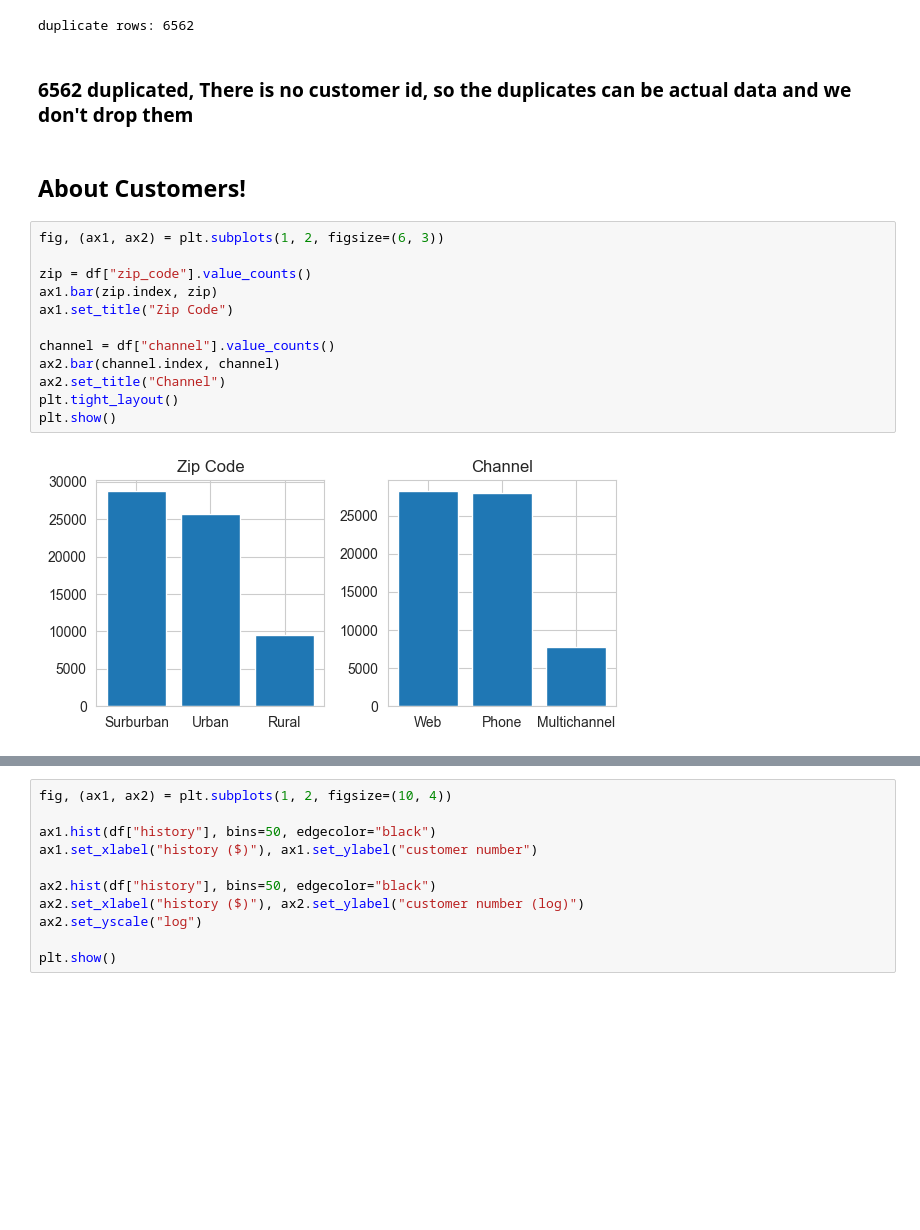
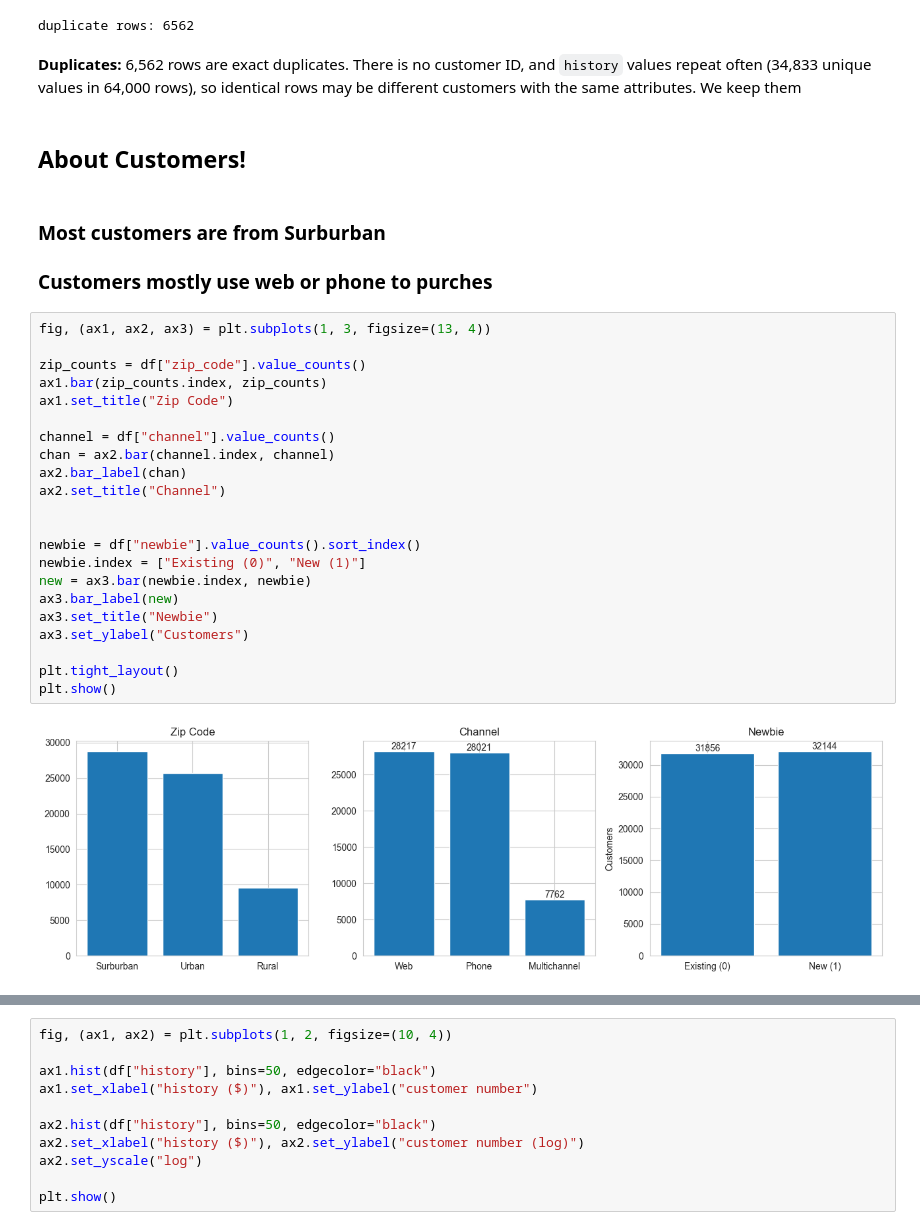
Before and after one commit to Fatemenamdar20/Project02-Customer-Analytics, a Jupyter notebook: Customer-Analytics.ipynb, the cells around one changed output, grey strips where cells are left out. Drawn from its saved outputs; the diff is of its cells as text; blank space fills up the shorter version.

Commit message:
customers features

```diff
--- a/Customer-Analytics.ipynb
+++ b/Customer-Analytics.ipynb
@@ -141,20 +158,33 @@ print(f'duplicate rows: {df.duplicated().sum()}')
 # %% [output]
 duplicate rows: 6562
 # %% [markdown]
-### 6562 duplicated, There is no customer id, so the duplicates can be actual data and we don't drop them
+**Duplicates:** 6,562 rows are exact duplicates. There is no customer ID, and `history` values repeat often (34,833 unique values in 64,000 rows), so identical rows may be different customers with the same attributes. We keep them
 # %% [markdown]
 ## About Customers!
+# %% [markdown]
+### Most customers are from Surburban
+### Customers mostly use web or phone to purches
 # %%
-fig, (ax1, ax2) = plt.subplots(1, 2, figsize=(6, 3))
+fig, (ax1, ax2, ax3) = plt.subplots(1, 3, figsize=(13, 4))
 
-zip = df["zip_code"].value_counts()
-ax1.bar(zip.index, zip)
+zip_counts = df["zip_code"].value_counts()
+ax1.bar(zip_counts.index, zip_counts)
 ax1.set_title("Zip Code")
 
 channel = df["channel"].value_counts()
-ax2.bar(channel.index, channel)
+chan = ax2.bar(channel.index, channel)
+ax2.bar_label(chan)
 ax2.set_title("Channel")
+
+
+newbie = df["newbie"].value_counts().sort_index()
+newbie.index = ["Existing (0)", "New (1)"]
+new = ax3.bar(newbie.index, newbie)
+ax3.bar_label(new)
+ax3.set_title("Newbie")
+ax3.set_ylabel("Customers")
+
 plt.tight_layout()
 plt.show()
 # %% [output]
-[figure, old version]
+[figure, new version]
```
Also changed, not shown: parts of 19 cells of this notebook.
